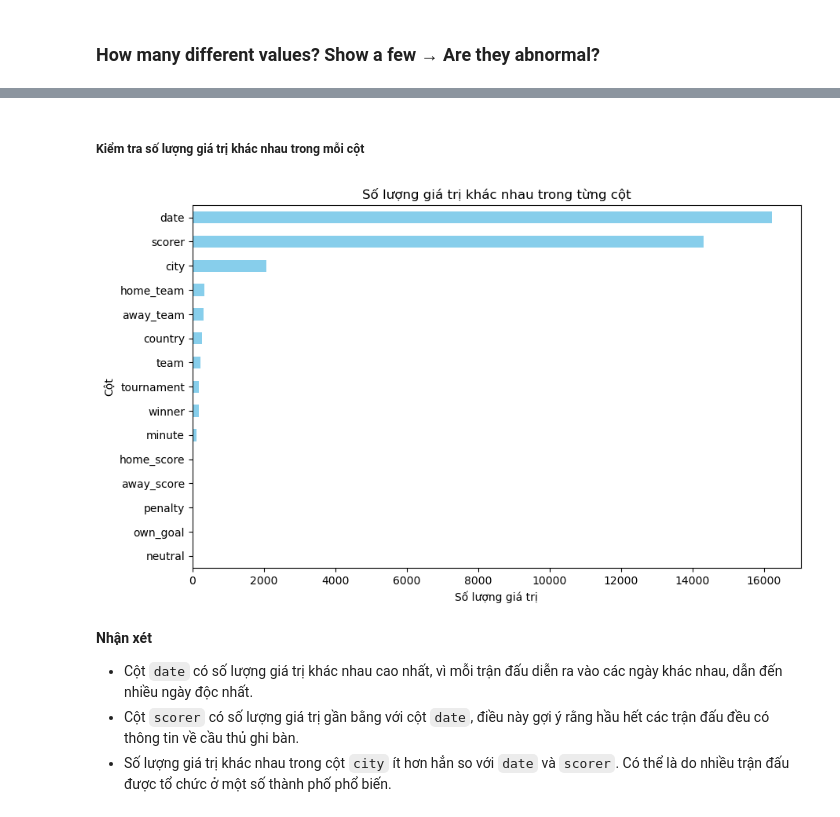
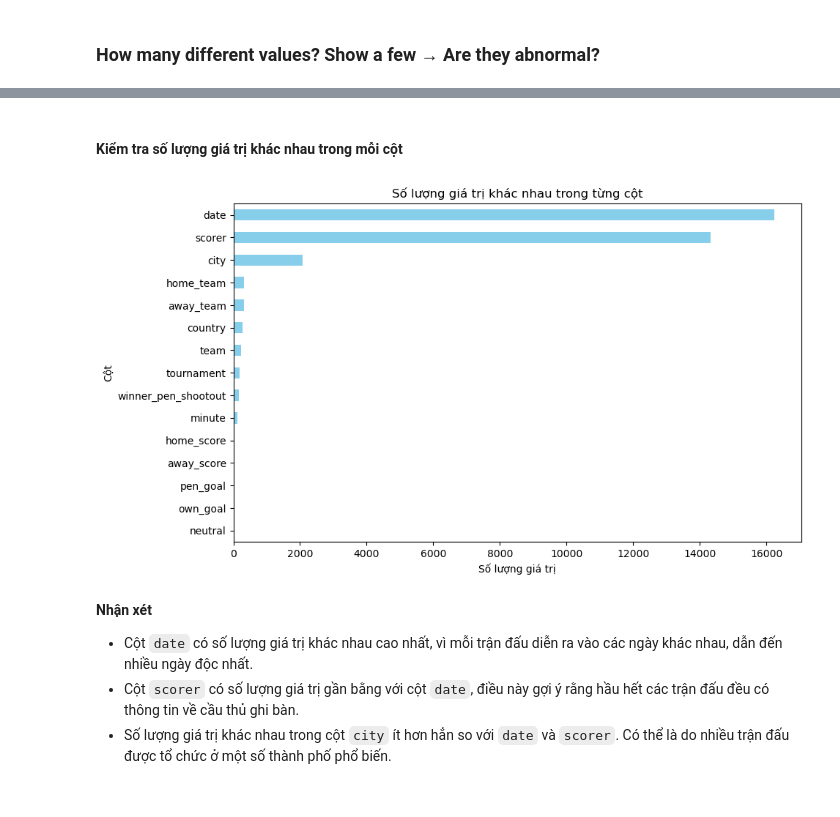
Before and after one commit to trgtanhh04/Programming4DS_Final, a Jupyter notebook: P4S.ipynb, the cells around one changed output, grey strips where cells are left out. Saved outputs shown, nothing was run; the diff lists cells and outputs as text; code cells hidden in the pictures.

```diff
--- a/P4S.ipynb
+++ b/P4S.ipynb
@@ -596,0 +624,5 @@ memory usage: 9.0+ MB
+# %%
+df = pd.read_csv("Data/all_data.csv")
+# %%
+df['date']  = pd.to_datetime(df['date'])
+df.info()
@@ -597,16 +647,16 @@ memory usage: 9.0+ MB
 # %% [markdown]
-##### Kiểm tra số lượng giá trị khác nhau trong mỗi cột
+#### Kiểm tra số lượng giá trị khác nhau trong mỗi cột
 # %%
 # Biểu đồ thanh hiển thị số lượng giá trị khác nhau trong mỗi cột
-unique_values = merged_data.nunique()
+unique_values = df.nunique()
 unique_values.sort_values().plot(kind='barh', figsize=(10, 6), color='skyblue')
 
 plt.title('Số lượng giá trị khác nhau trong từng cột')
 plt.xlabel('Số lượng giá trị')
 plt.ylabel('Cột')
 plt.show()
 # %% [output]
-[figure, old version]
+[figure, new version]
 # %% [markdown]
 **Nhận xét**
 - Cột `date` có số lượng giá trị khác nhau cao nhất, vì mỗi trận đấu diễn ra vào các ngày khác nhau, dẫn đến nhiều ngày độc nhất.
```
Also changed, not shown: parts of 34 cells of this notebook, 1 other file.
